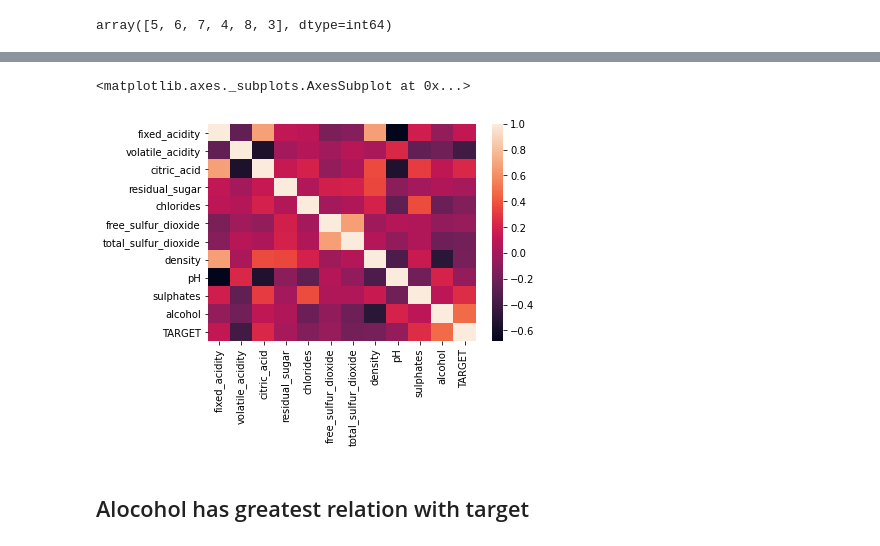
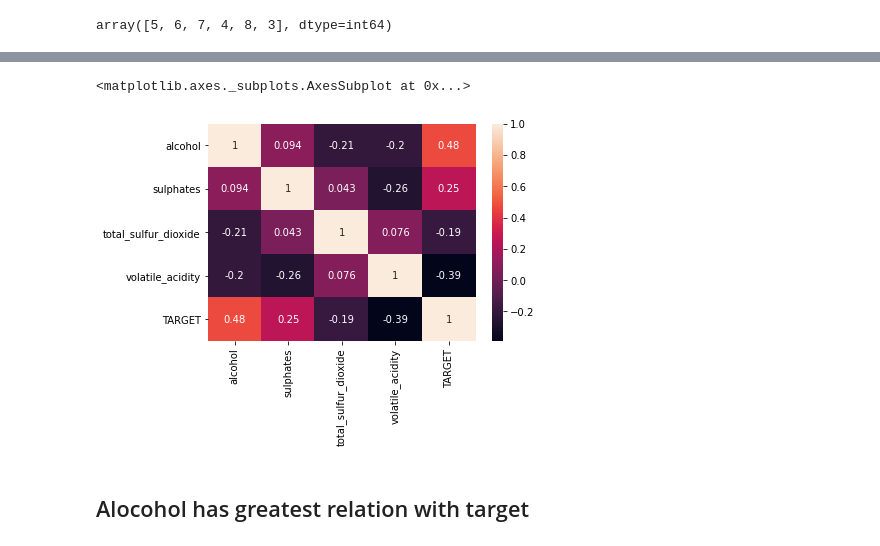
Before and after one commit to Baibhav19/ML_project1, a Jupyter notebook: src/main_process.ipynb, the cells around one changed output, grey strips where cells are left out. Drawn from its saved outputs; the diff is of its cells as text; code cells hidden in the pictures.

```diff
--- a/src/main_process.ipynb
+++ b/src/main_process.ipynb
@@ -72,0 +89,3 @@ array([5, 6, 7, 4, 8, 3], dtype=int64)
+# %%
+columns_to_keep = ['alcohol', 'sulphates', 'total_sulfur_dioxide','volatile_acidity','TARGET']
+df[columns_to_keep].corr()
@@ -73,8 +99,8 @@ array([5, 6, 7, 4, 8, 3], dtype=int64)
 # %%
-sns.heatmap(df.corr())
+sns.heatmap(df[columns_to_keep].corr(), annot=True)
 # %% [output]
 <matplotlib.axes._subplots.AxesSubplot at 0x...>
-[figure, old version]
+[figure, new version]
 # %% [markdown]
 ## Alocohol has greatest relation with target
 # %%
```
Also changed, not shown: parts of 30 cells of this notebook, 8 other files.
